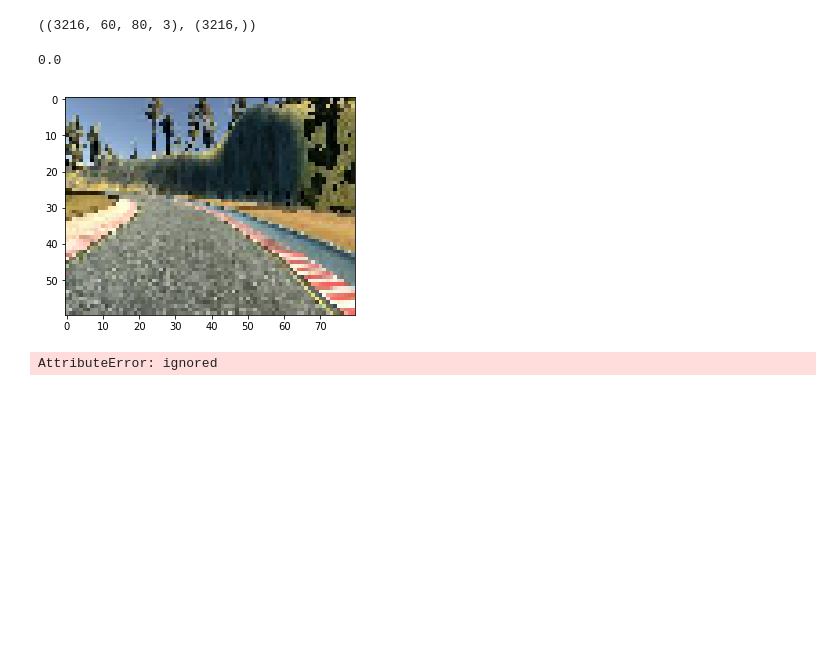
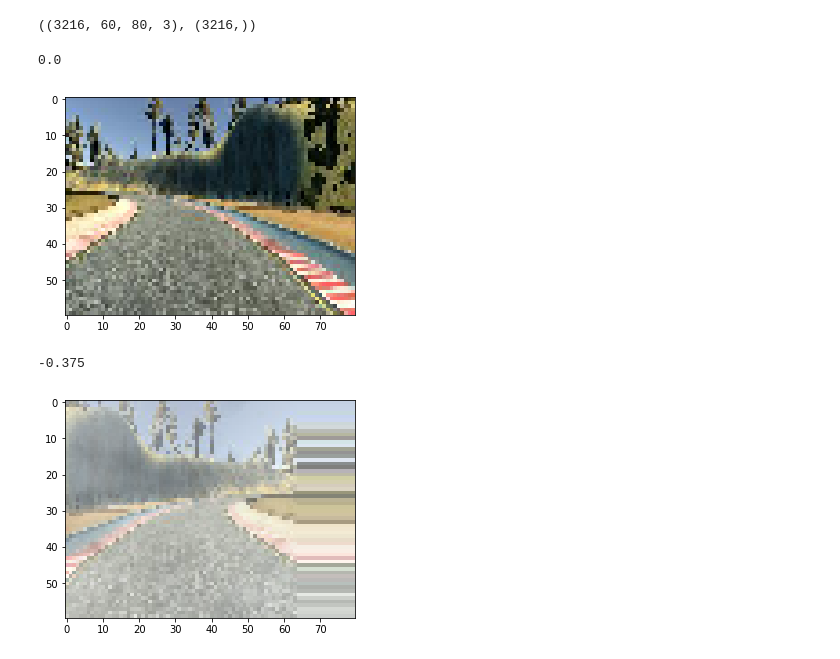
Before and after one commit to maglkp/kaggle, a Jupyter notebook: 5dwdriving4.ipynb, the cells around one changed output. Saved outputs shown, nothing was run; the diff lists cells and outputs as text; code cells hidden in the pictures; blank space fills up the shorter version.

```diff
--- a/5dwdriving4.ipynb
+++ b/5dwdriving4.ipynb
@@ -48,31 +50,37 @@ plt.hist(y, 50);
 # %%
 def augment(img, steering_angle):
   if random.random() > .5:
     img = img[:, ::-1, :]
     steering_angle = -steering_angle
 
   blurer = iaa.GaussianBlur(imp.Uniform(.1, 1));
   img = blurer.augment_image(img);
 
   sh = iaa.ChannelShuffle(p=.5)
   img = sh.augment_image(img)
 
-  fog = iaa.fogFastSnowyLandscape()
+  fog = iaa.Fog()
   img = fog.augment_image(img)
+
+  tx = random.randint(-20, 20)
+  translator = iaa.Affine(translate_px= {"x": tx}, mode='edge')
+  img = translator.augment_image(img)
+  steering_angle += tx*.025
 
   return img, steering_angle
 
 
 plt.imshow(X[0])
 
 print(y[0]);
 plt.show();
 
 img, angle = augment(X[0], y[0])
 plt.imshow(img);
 print(angle);
 plt.show();
 # %% [output]
 0.0
 [figure]
-AttributeError: ignored
+-0.375
+[figure, added]
```
Also changed, not shown: parts of 6 cells of this notebook.
